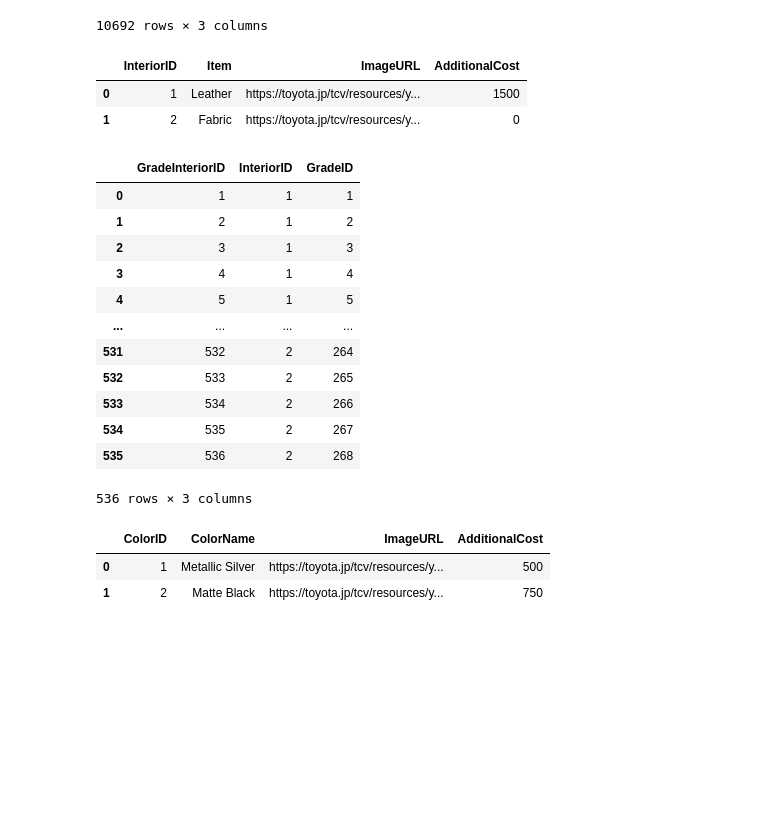
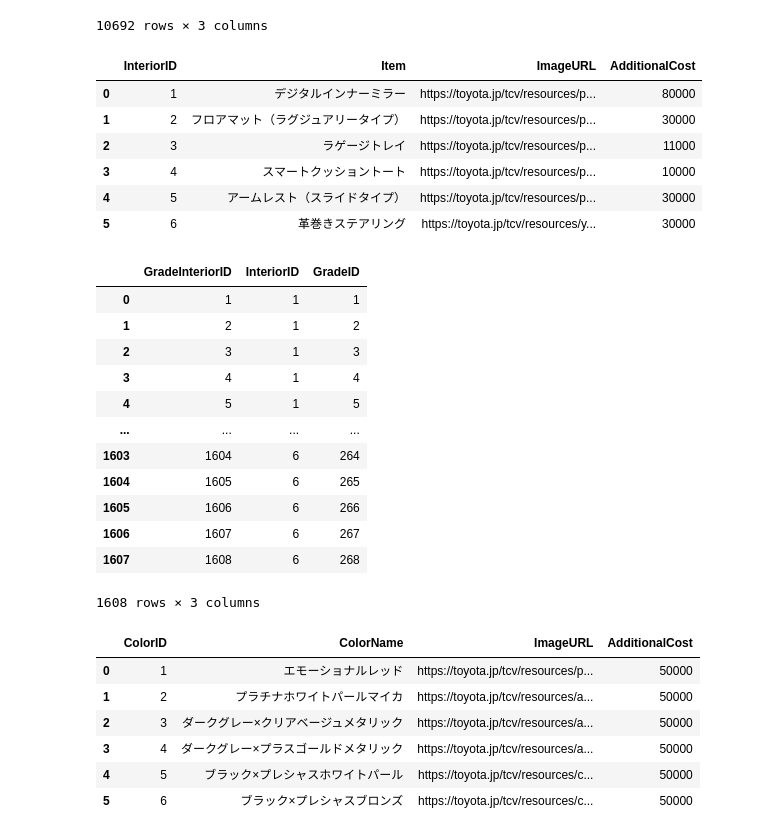
Before and after one commit to sadanobu-mizusako/python-part-ja-1-cap-2, a Jupyter notebook: data_collector/csv2json.ipynb, the cells around one changed output. Cells and saved outputs as stored; diff of their text form; code cells hidden in the pictures; blank space fills up the shorter version.

Commit message:
Increase color and interior options

```diff
--- a/data_collector/csv2json.ipynb
+++ b/data_collector/csv2json.ipynb
@@ -187,34 +187,47 @@ See the caveats in the documentation: https://pandas.pydata.org/pandas-docs/stab
 10692 rows × 3 columns
 # %%
 df_interiors = pd.DataFrame({
-    "InteriorID":[1, 2],
-    "Item":["Leather", "Fabric"],
-    "ImageURL":["https://toyota.jp/tcv/resources/yaris/001_p_007/images/in/ebmu.jpg",
-                "https://toyota.jp/tcv/resources/yaris/001_p_007/images/in/ebnu.jpg",],
-    "AdditionalCost":[1500,0],
+    "InteriorID":[1, 2, 3, 4, 5, 6],
+    "Item":["デジタルインナーミラー", "フロアマット（ラグジュアリータイプ）", "ラゲージトレイ", "スマートクッショントート", "アームレスト（スライドタイプ）", "革巻きステアリング"],
+    "ImageURL":["https://toyota.jp/tcv/resources/prius/005_p_002/images/in/12d.jpg",
+                "https://toyota.jp/tcv/resources/prius/005_p_002/images/in/a0as.jpg",
+                "https://toyota.jp/tcv/resources/prius/005_p_002/images/in/i8b0.jpg",
+                "https://toyota.jp/tcv/resources/prius/005_p_002/images/in/wed1.jpg",
+                "https://toyota.jp/tcv/resources/prius/005_p_002/images/in/e7m6.jpg",
+                "https://toyota.jp/tcv/resources/yaris/001_p_007/images/in/b5s3.jpg"],
+    "AdditionalCost":[80000,30000,11000,10000,30000,30000],
 })
 display(df_interiors)
 
 df_grade_interiors = pd.merge(
     right=df_car_grades[["GradeID"]].assign(key=1),
     left=df_interiors[["InteriorID"]].assign(key=1)
 ).drop(columns="key").assign(
     GradeInteriorID = lambda df: range(1,len(df)+1)
 )[["GradeInteriorID", "InteriorID", "GradeID"]]
 display(df_grade_interiors)
 
 df_colors = pd.DataFrame({
-    "ColorID":[1, 2],
-    "ColorName":["Metallic Silver", "Matte Black"],
-    "ImageURL":["https://toyota.jp/tcv/resources/yaris/001_p_007/images/color/bc_3t3.jpg",
-                "https://toyota.jp/tcv/resources/yaris/001_p_007/images/color/bc_2sq.jpg",],
-    "AdditionalCost":[500,750],
+    "ColorID":[1, 2, 3, 4, 5, 6],
+    "ColorName":["エモーショナルレッド", "プラチナホワイトパールマイカ", "ダークグレー×クリアベージュメタリック", "ダークグレー×プラスゴールドメタリック", "ブラック×プレシャスホワイトパール","ブラック×プレシャスブロンズ"],
+    "ImageURL":["https://toyota.jp/tcv/resources/prius/005_p_002/images/color/bc_3u5.jpg",
+                "https://toyota.jp/tcv/resources/aqua/002_p_006/images/color/bc_089.jpg",
+                "https://toyota.jp/tcv/resources/aqua/002_p_006/images/color/bc_2wt.jpg",
+                "https://toyota.jp/tcv/resources/aqua/002_p_006/images/color/bc_2ys.jpg",
+                "https://toyota.jp/tcv/resources/crowncrossover/001_p_002/images/color/bc_2xw.jpg",
+                "https://toyota.jp/tcv/resources/crowncrossover/001_p_002/images/color/bc_2xz.jpg"
+                ],
+    "AdditionalCost":[50000,50000,50000,50000,50000,50000],
 })
 display(df_colors)
 # %% [output]
 |  | InteriorID | Item | ImageURL | AdditionalCost |
-| 0 | 1 | Leather | https://toyota.jp/tcv/resources/y... | 1500 |
-| 1 | 2 | Fabric | https://toyota.jp/tcv/resources/y... | 0 |
+| 0 | 1 | デジタルインナーミラー | https://toyota.jp/tcv/resources/p... | 80000 |
+| 1 | 2 | フロアマット（ラグジュアリータイプ） | https://toyota.jp/tcv/resources/p... | 30000 |
+| 2 | 3 | ラゲージトレイ | https://toyota.jp/tcv/resources/p... | 11000 |
+| 3 | 4 | スマートクッショントート | https://toyota.jp/tcv/resources/p... | 10000 |
+| 4 | 5 | アームレスト（スライドタイプ） | https://toyota.jp/tcv/resources/p... | 30000 |
+| 5 | 6 | 革巻きステアリング | https://toyota.jp/tcv/resources/y... | 30000 |
 |  | GradeInteriorID | InteriorID | GradeID |
 | 0 | 1 | 1 | 1 |
 | 1 | 2 | 1 | 2 |
@@ -222,15 +235,19 @@ display(df_colors)
 | 3 | 4 | 1 | 4 |
 | 4 | 5 | 1 | 5 |
 | ... | ... | ... | ... |
-| 531 | 532 | 2 | 264 |
-| 532 | 533 | 2 | 265 |
-| 533 | 534 | 2 | 266 |
-| 534 | 535 | 2 | 267 |
-| 535 | 536 | 2 | 268 |
+| 1603 | 1604 | 6 | 264 |
+| 1604 | 1605 | 6 | 265 |
+| 1605 | 1606 | 6 | 266 |
+| 1606 | 1607 | 6 | 267 |
+| 1607 | 1608 | 6 | 268 |
-536 rows × 3 columns
+1608 rows × 3 columns
 |  | ColorID | ColorName | ImageURL | AdditionalCost |
-| 0 | 1 | Metallic Silver | https://toyota.jp/tcv/resources/y... | 500 |
-| 1 | 2 | Matte Black | https://toyota.jp/tcv/resources/y... | 750 |
+| 0 | 1 | エモーショナルレッド | https://toyota.jp/tcv/resources/p... | 50000 |
+| 1 | 2 | プラチナホワイトパールマイカ | https://toyota.jp/tcv/resources/a... | 50000 |
+| 2 | 3 | ダークグレー×クリアベージュメタリック | https://toyota.jp/tcv/resources/a... | 50000 |
+| 3 | 4 | ダークグレー×プラスゴールドメタリック | https://toyota.jp/tcv/resources/a... | 50000 |
+| 4 | 5 | ブラック×プレシャスホワイトパール | https://toyota.jp/tcv/resources/c... | 50000 |
+| 5 | 6 | ブラック×プレシャスブロンズ | https://toyota.jp/tcv/resources/c... | 50000 |
 # %%
 def datafram_to_json(df):
     data = []
```
Also changed, not shown: parts of 4 cells of this notebook, 2 other files.
